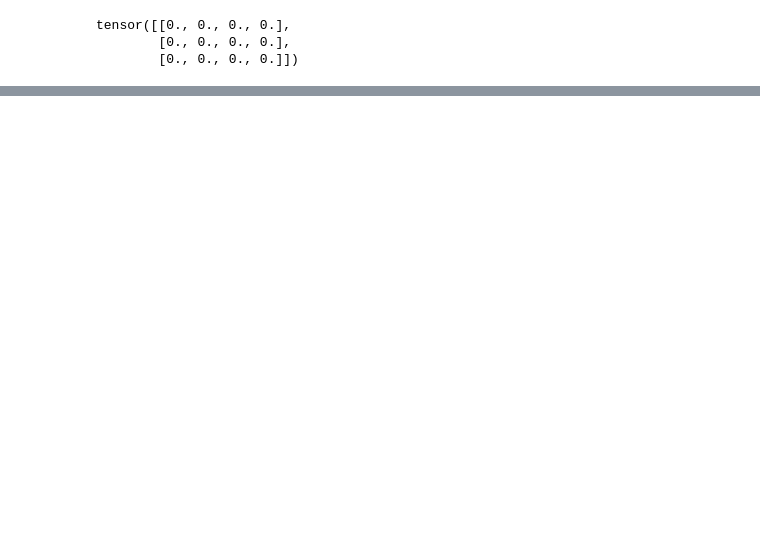
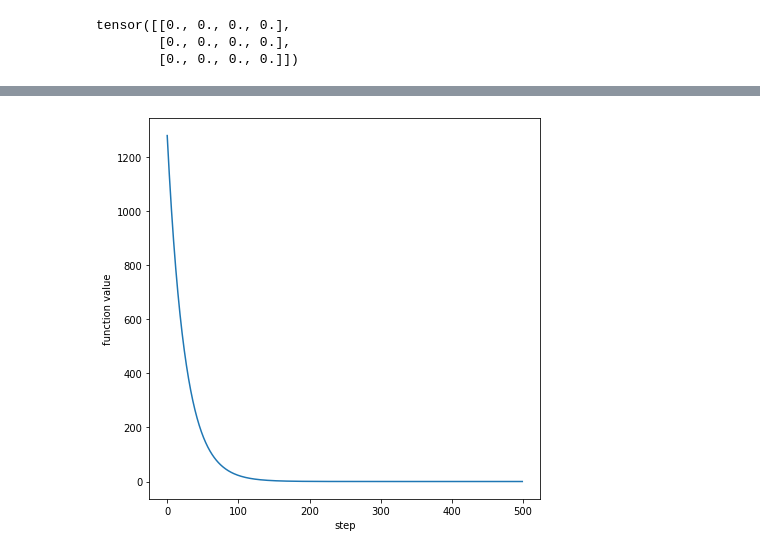
Before and after one commit to pankovakris/coursera, a Jupyter notebook: Stepik_CV_week2.ipynb, the cells around one changed output, grey strips where cells are left out. Cells and saved outputs as stored; diff of their text form; code cells hidden in the pictures; blank space fills up the shorter version.

```diff
--- a/Stepik_CV_week2.ipynb
+++ b/Stepik_CV_week2.ipynb
@@ -72,0 +103,7 @@ plt.show()
+# %%
+plt.figure(figsize=(7,7))
+plt.plot(fn_history);
+plt.xlabel('step')
+plt.ylabel('function value');
+# %% [output]
+[figure, added]
```
Also changed, not shown: parts of 7 cells of this notebook.
